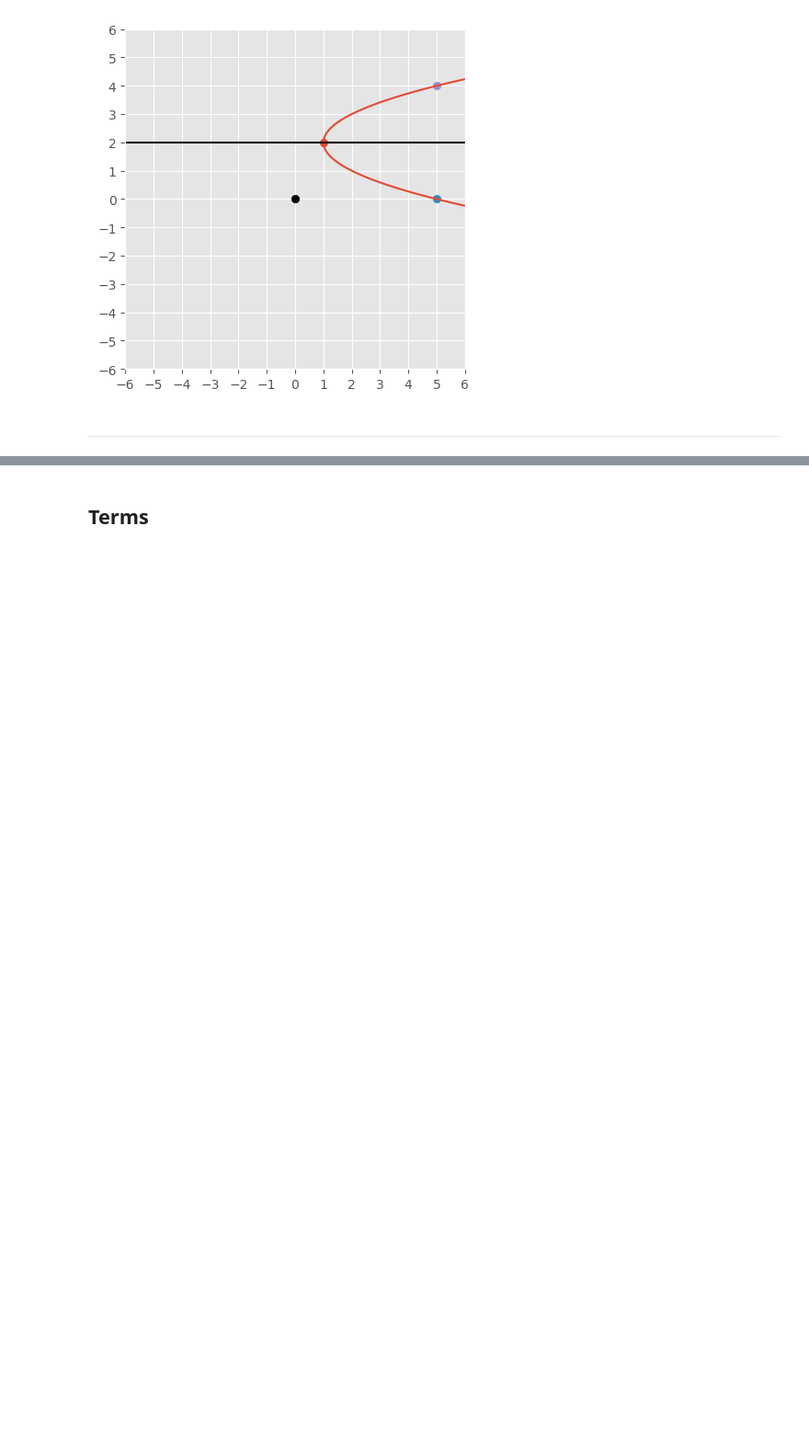
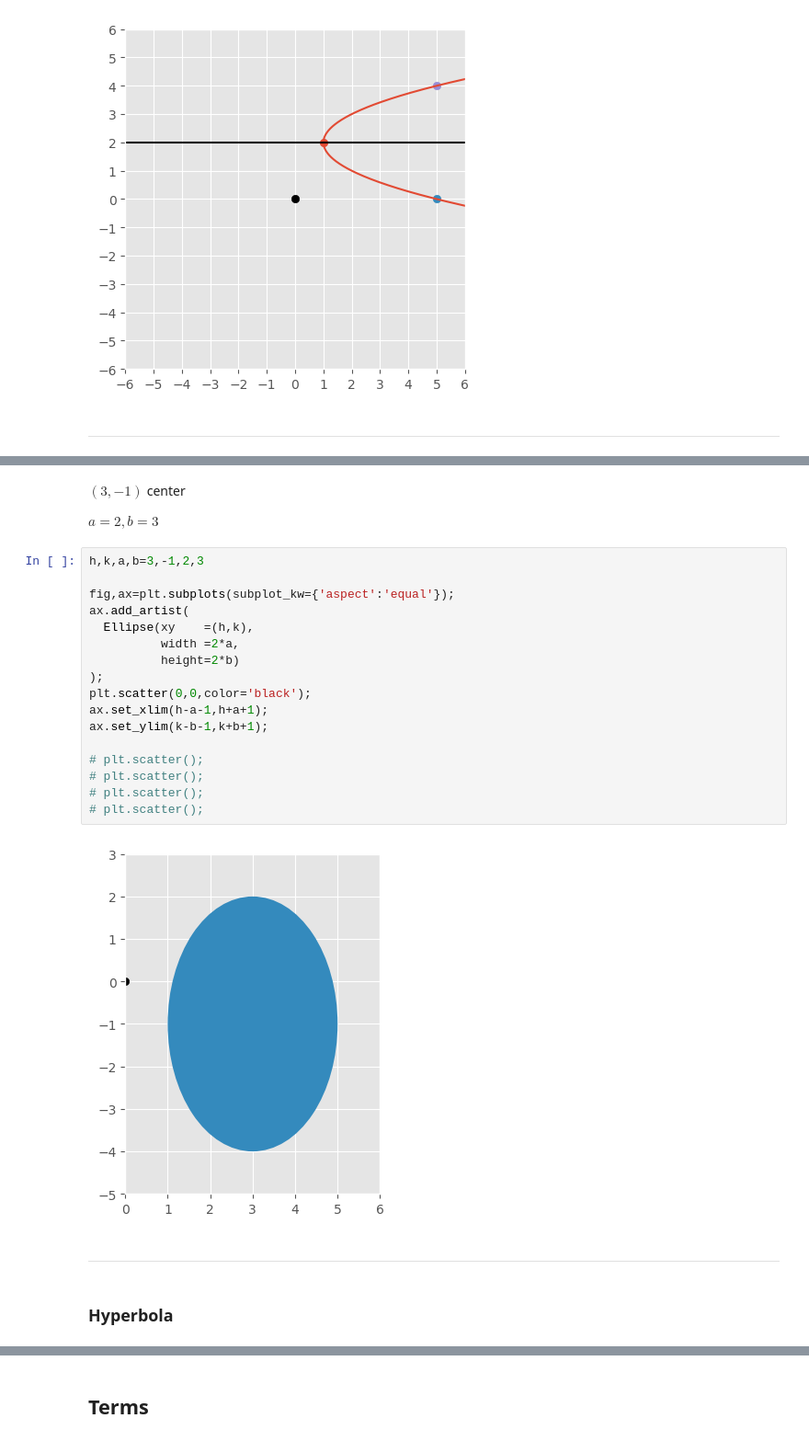
Before and after one commit to davefriedman01/VectorCalculus, a Jupyter notebook: hw1.ipynb, the cells around one changed output, grey strips where cells are left out. Shown at 92% size. Cells and saved outputs as stored; diff of their text form; blank space fills up the shorter version.

```diff
--- a/hw1.ipynb
+++ b/hw1.ipynb
@@ -607,0 +799,27 @@ plt.scatter(5,4);
+# %% [markdown]
+$(3,-1)$ center
+
+$a=2,b=3$
+# %%
+h,k,a,b=3,-1,2,3
+
+fig,ax=plt.subplots(subplot_kw={'aspect':'equal'});
+ax.add_artist(
+  Ellipse(xy    =(h,k),
+          width =2*a,
+          height=2*b)
+);
+plt.scatter(0,0,color='black');
+ax.set_xlim(h-a-1,h+a+1);
+ax.set_ylim(k-b-1,k+b+1);
+
+# plt.scatter();
+# plt.scatter();
+# plt.scatter();
+# plt.scatter();
+# %% [output]
+[figure, added]
+# %% [markdown]
+---
+# %% [markdown]
+### Hyperbola
```
Also changed, not shown: parts of 31 cells of this notebook.
